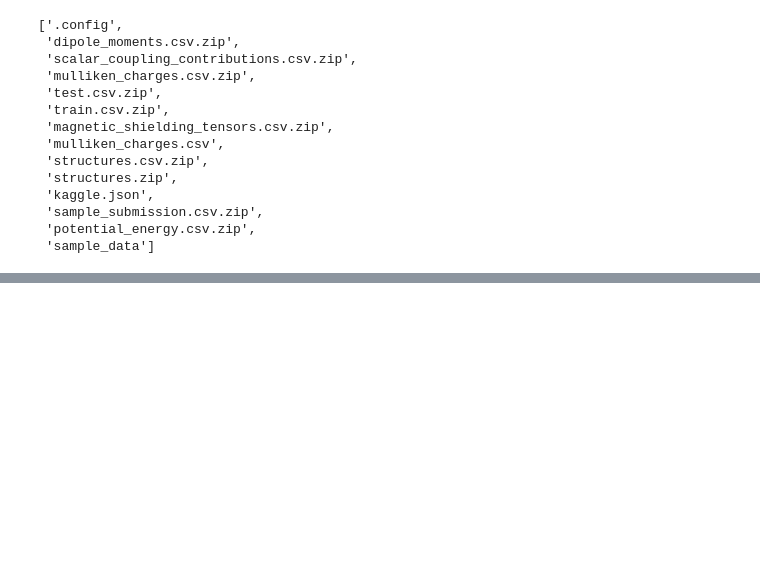
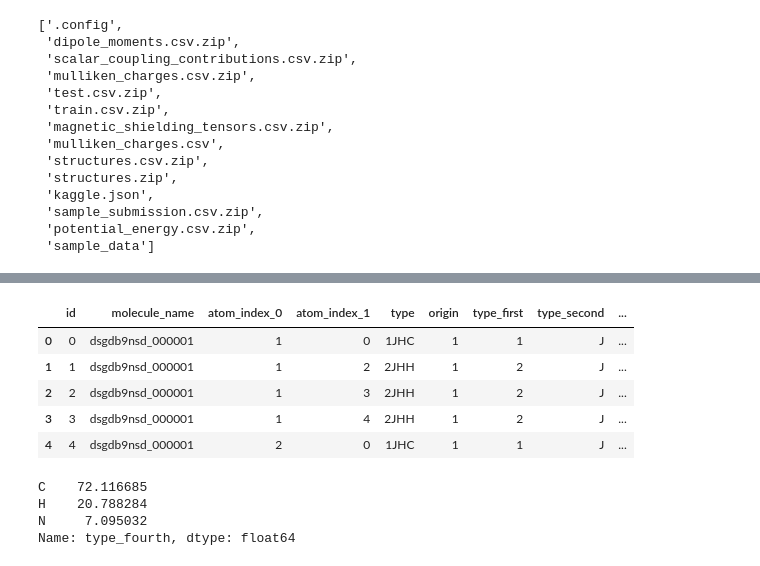
Before and after one commit to BenoCharlo/Molecular_prop, a Jupyter notebook: Molecular_properties.ipynb, the cells around one changed output, grey strips where cells are left out. Saved outputs shown, nothing was run; the diff lists cells and outputs as text; code cells hidden in the pictures; blank space fills up the shorter version.

```diff
--- a/Molecular_properties.ipynb
+++ b/Molecular_properties.ipynb
@@ -93,0 +162,16 @@ mulliken_charges.head()
+# %%
+all_data.head()
+# %% [output]
+|  | id | molecule_name | atom_index_0 | atom_index_1 | type | origin | type_first | type_second | ... |
+| 0 | 0 | dsgdb9nsd_000001 | 1 | 0 | 1JHC | 1 | 1 | J | ... |
+| 1 | 1 | dsgdb9nsd_000001 | 1 | 2 | 2JHH | 1 | 2 | J | ... |
+| 2 | 2 | dsgdb9nsd_000001 | 1 | 3 | 2JHH | 1 | 2 | J | ... |
+| 3 | 3 | dsgdb9nsd_000001 | 1 | 4 | 2JHH | 1 | 2 | J | ... |
+| 4 | 4 | dsgdb9nsd_000001 | 2 | 0 | 1JHC | 1 | 1 | J | ... |
+# %%
+all_data.type_fourth.value_counts()/all_data.shape[0]*100
+# %% [output]
+C    72.116685
+H    20.788284
+N     7.095032
+Name: type_fourth, dtype: float64
```
Also changed, not shown: parts of 16 cells of this notebook.
